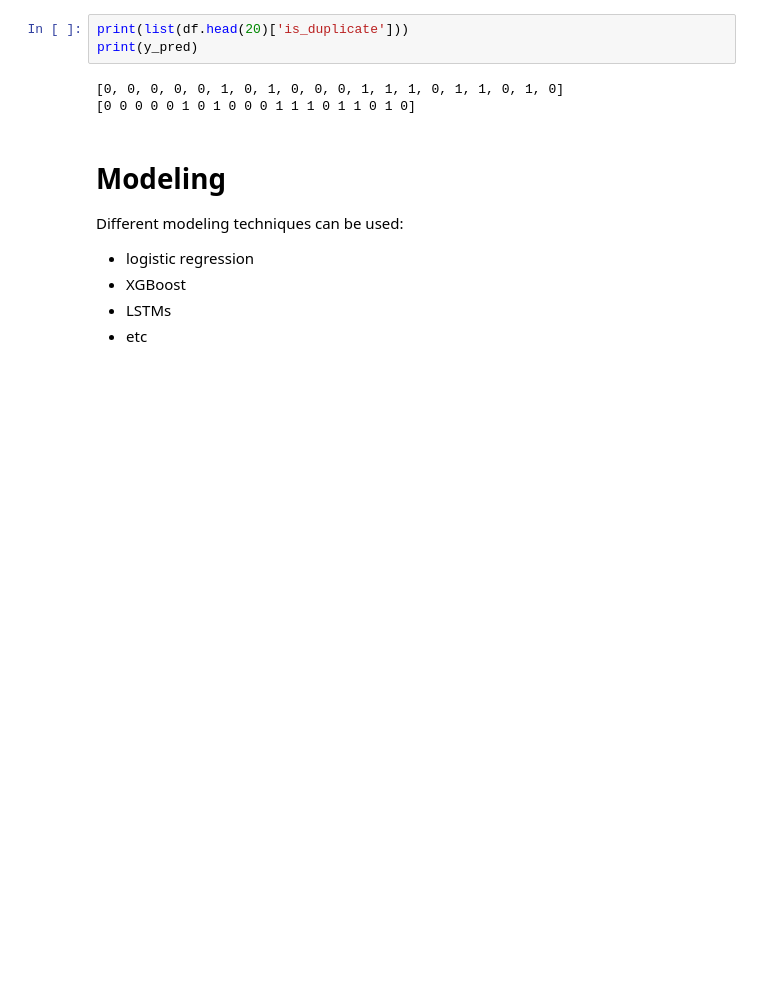
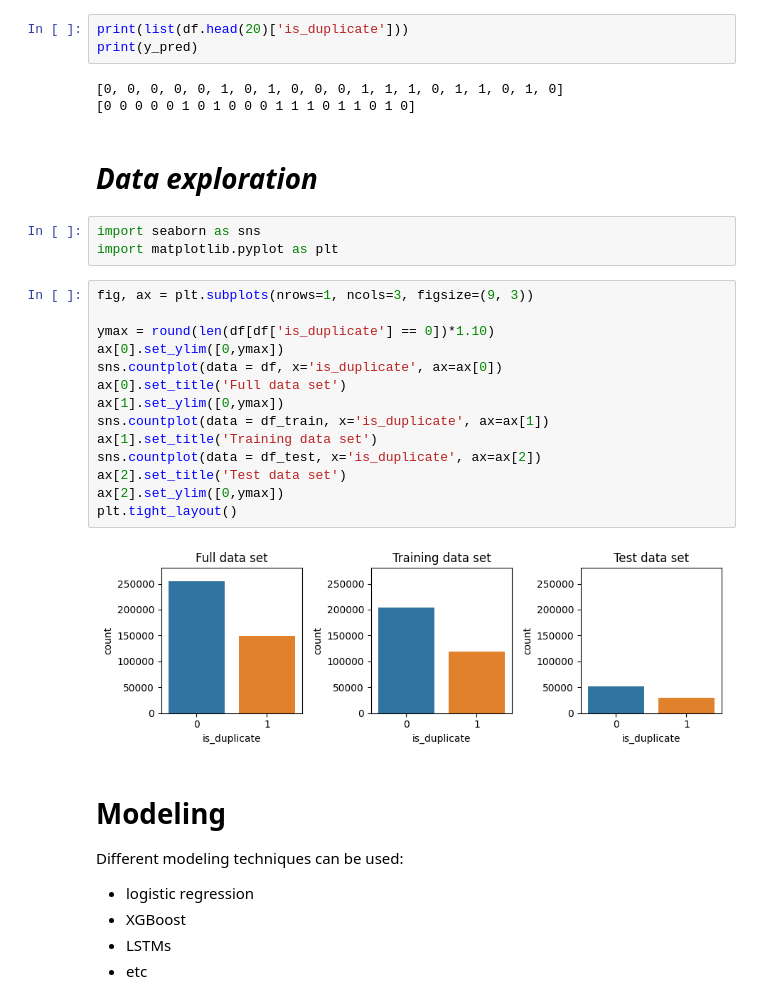
Before and after one commit to silvhua-Lighthouse/mini-project-V, a Jupyter notebook: mini_project_V.ipynb, the cells around one changed output. Drawn from its saved outputs; the diff is of its cells as text; blank space fills up the shorter version.

```diff
--- a/mini_project_V.ipynb
+++ b/mini_project_V.ipynb
@@ -422,6 +479,27 @@ print(y_pred)
 # %% [output]
 [0, 0, 0, 0, 0, 1, 0, 1, 0, 0, 0, 1, 1, 1, 0, 1, 1, 0, 1, 0]
 [0 0 0 0 0 1 0 1 0 0 0 1 1 1 0 1 1 0 1 0]
+# %% [markdown]
+# *Data exploration*
+# %%
+import seaborn as sns
+import matplotlib.pyplot as plt
+# %%
+fig, ax = plt.subplots(nrows=1, ncols=3, figsize=(9, 3))
+
+ymax = round(len(df[df['is_duplicate'] == 0])*1.10)
+ax[0].set_ylim([0,ymax])
+sns.countplot(data = df, x='is_duplicate', ax=ax[0])
+ax[0].set_title('Full data set')
+ax[1].set_ylim([0,ymax])
+sns.countplot(data = df_train, x='is_duplicate', ax=ax[1])
+ax[1].set_title('Training data set')
+sns.countplot(data = df_test, x='is_duplicate', ax=ax[2])
+ax[2].set_title('Test data set')
+ax[2].set_ylim([0,ymax])
+plt.tight_layout()
+# %% [output]
+[figure, added]
 # %% [markdown]
 # Modeling
 
```
Also changed, not shown: parts of 26 cells of this notebook, 1 other file.
